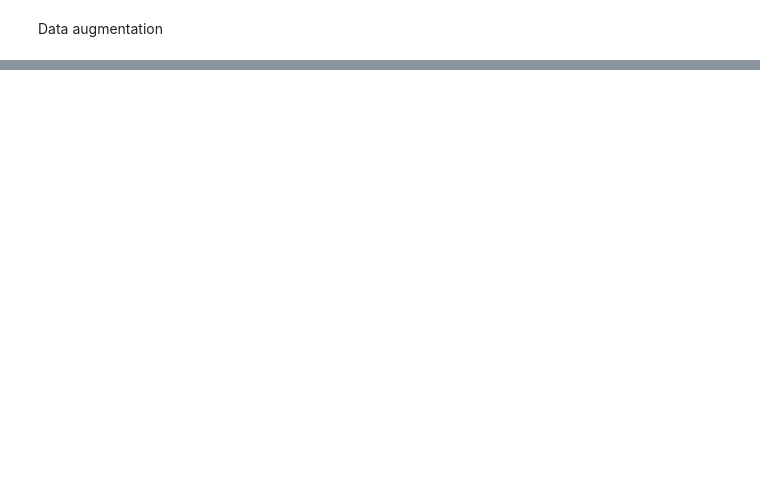
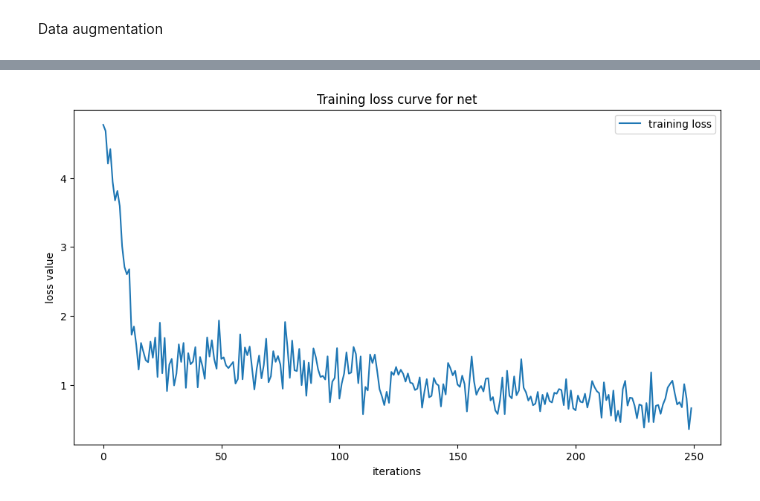
Before and after one commit to tofuuuuuuu/cs484-final-project, a Jupyter notebook: wsss.ipynb, the cells around one changed output, grey strips where cells are left out. Cells and saved outputs as stored; diff of their text form; code cells hidden in the pictures; blank space fills up the shorter version.

```diff
--- a/wsss.ipynb
+++ b/wsss.ipynb
@@ -180,11 +188,12 @@ class myDataset(Dataset):
     img, target = self.data[idx]
 
     if self.transform:
-        img = self.transform(img)
+        img = preprocess_transforms(img)
+        altered_img = self.transform(img)
 
     labels = extract_label_mask(target)
 
-    return img, labels
+    return altered_img, labels, img
 
 TRAIN_BATCH_SIZE = 8
 
@@ -470,3 +713,4 @@ show_training_results(overfit_net, index=sample_index, imageset=sanity_data)
 # %%
-test_net = copy.deepcopy(untrained_net).to(device)
+test_net = DinoNuggets(dino_backbone, NUM_CLASSES).to(device)
 run_training(test_net, num_epochs=10, loader=test_loader)
+# %% [output]
@@ -473,2 +728,3 @@ run_training(test_net, num_epochs=10, loader=test_loader)
+[figure, added]
 # %%
 # Test test model on sample image
```
Also changed, not shown: parts of 18 cells of this notebook.
